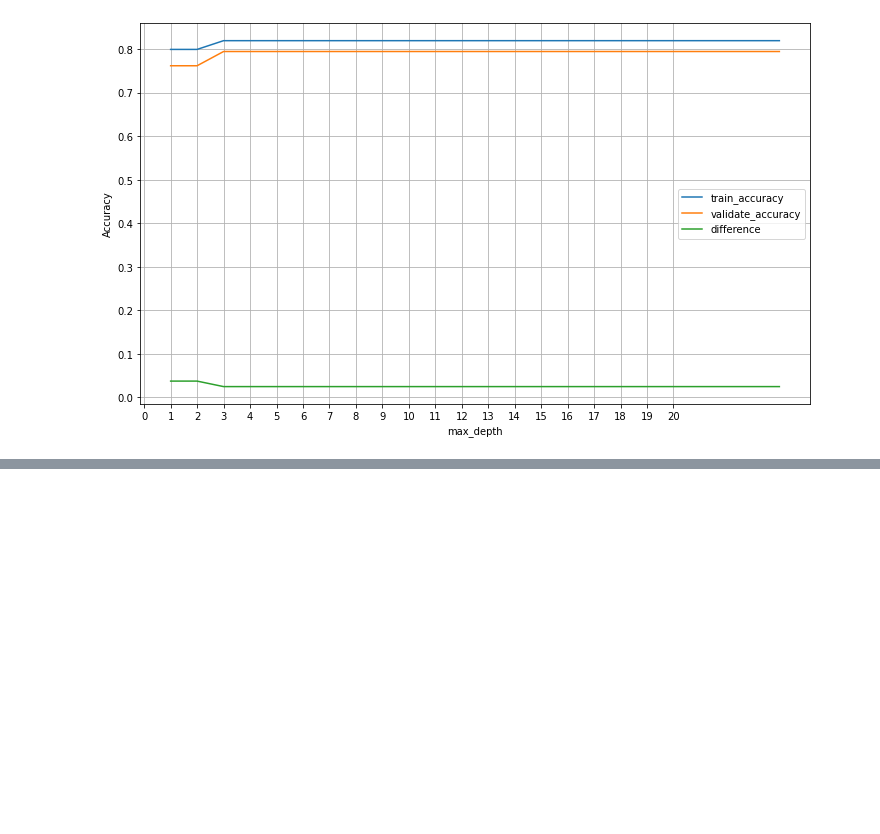
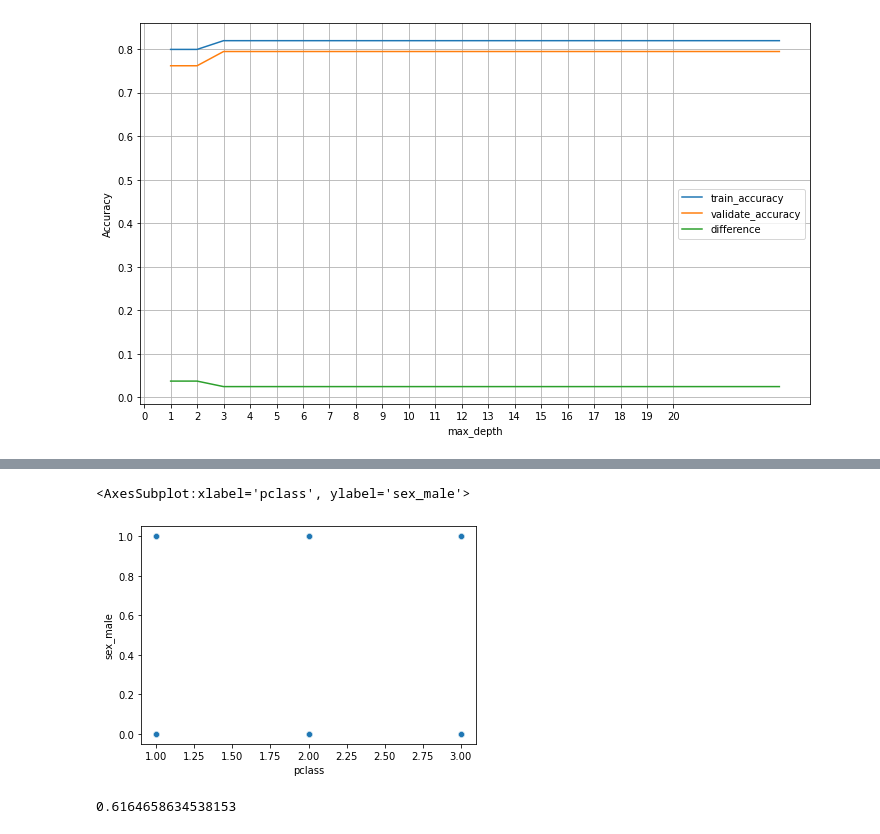
Before and after one commit to bradgauvin/classification-exercises, a Jupyter notebook: model.ipynb, the cells around one changed output, grey strips where cells are left out. Saved outputs shown, nothing was run; the diff lists cells and outputs as text; code cells hidden in the pictures; blank space fills up the shorter version.

```diff
--- a/model.ipynb
+++ b/model.ipynb
@@ -712,0 +770,6 @@ plt.grid()
+# %%
+# Following lesson example.  Not very helpful.
+sns.scatterplot(data=x_train, x='pclass', y='sex_male')
+# %% [output]
+<AxesSubplot:xlabel='pclass', ylabel='sex_male'>
+[figure, added]
@@ -712,0 +778,6 @@ plt.grid()
+# %%
+# Accuracy to beat!
+accuracy_b = (train.survived.value_counts().idxmax() == train.survived).mean()
+accuracy_b
+# %% [output]
+0.6164658634538153
```
Also changed, not shown: parts of 81 cells of this notebook.
